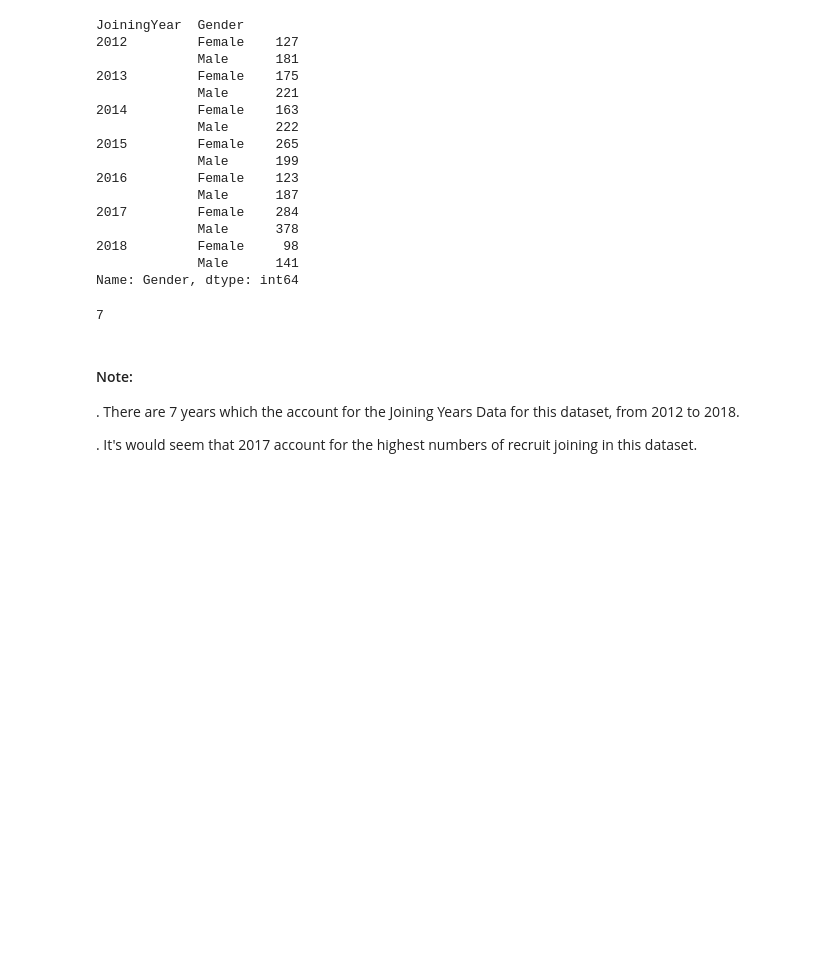
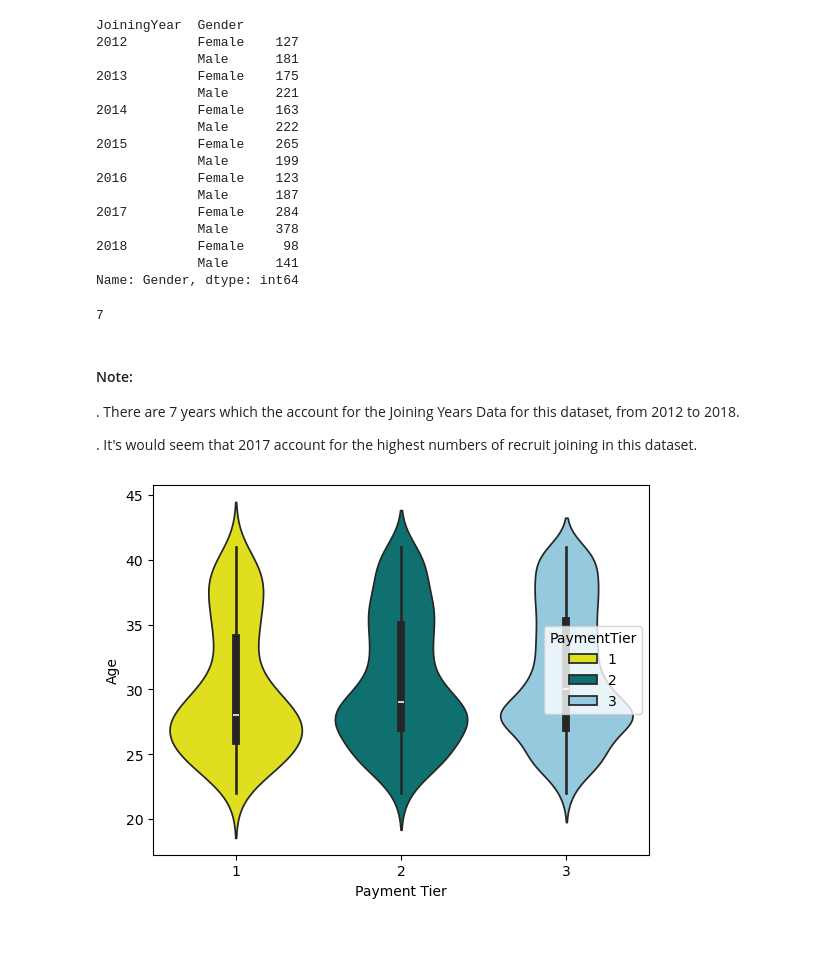
Before and after one commit to novicecoder205/Employee-Staying-Or-leaving-Data-Analyze-Project, a Jupyter notebook: Employee Staying or Leaving Model.ipynb, the cells around one changed output. Drawn from its saved outputs; the diff is of its cells as text; code cells hidden in the pictures; blank space fills up the shorter version.

```diff
--- a/Employee Staying or Leaving Model.ipynb
+++ b/Employee Staying or Leaving Model.ipynb
@@ -271,3 +271,12 @@ df["JoiningYear"].nunique()
 . There are 7 years which the account for the Joining Years Data for this dataset, from 2012 to 2018.
 
 . It's would seem that 2017 account for the highest numbers of recruit joining in this dataset.
+# %%
+sns.violinplot(data = df, x = "PaymentTier", y = "Age", hue = "PaymentTier", color='skyblue',palette = ["yellow", "teal", "skyblue"])
+plt.xlabel("Payment Tier")
+plt.ylabel("Age")
+plt.show()
+# %% [output]
+[figure, added]
+# %% [markdown]
+###
```
